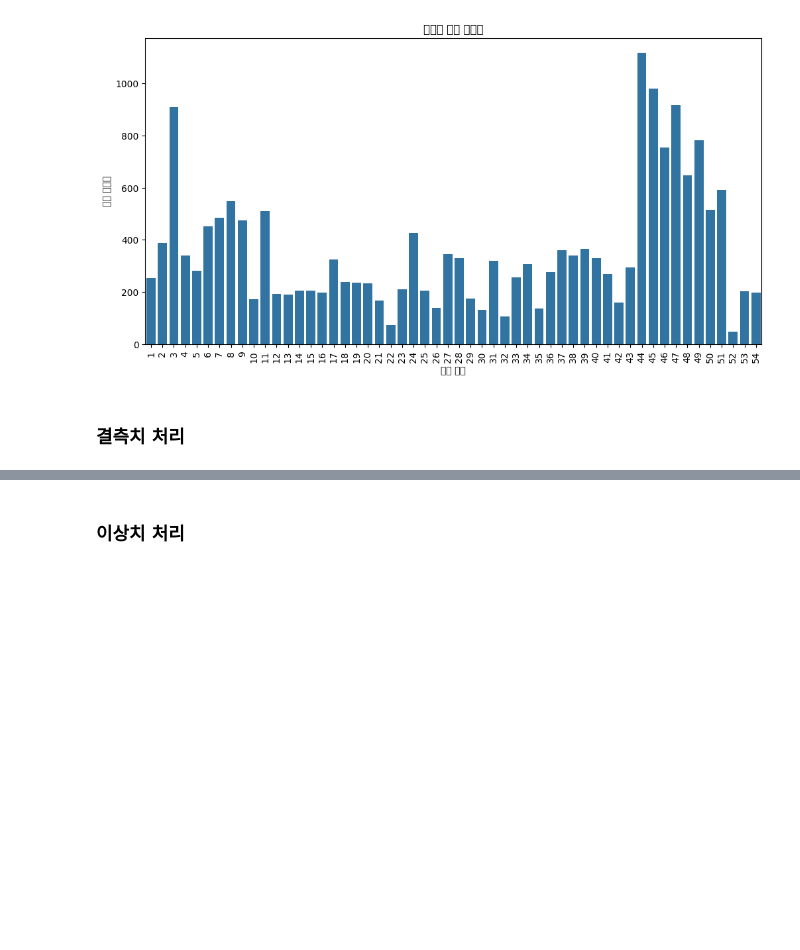
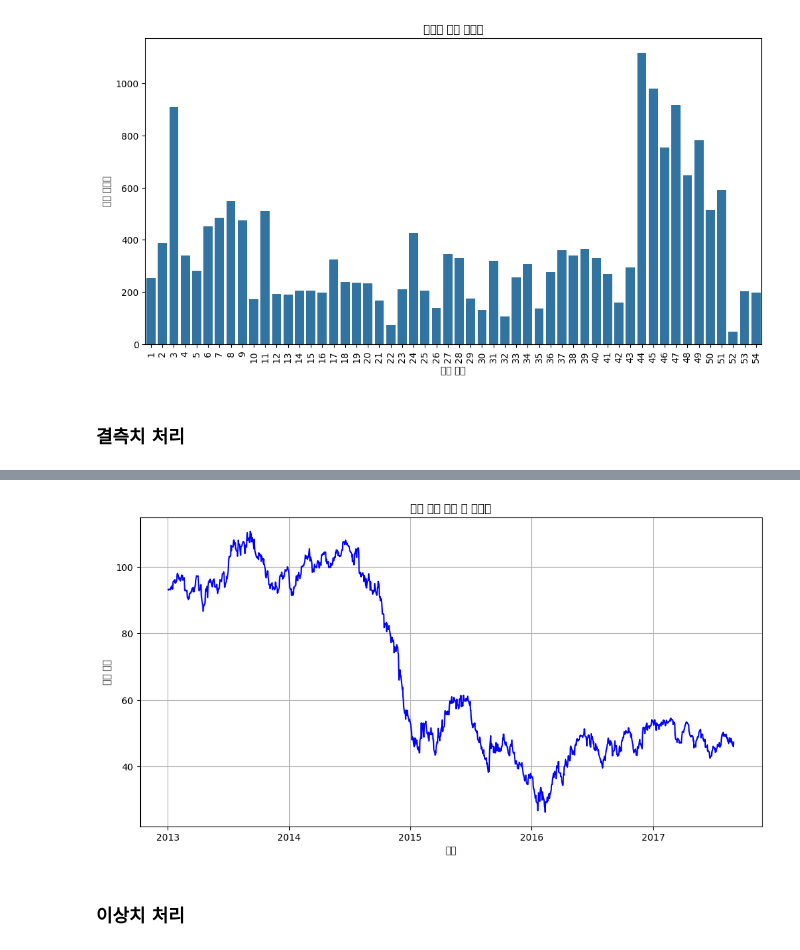
Before and after one commit to goyohanb/Data-Analysis-with-Open-Source, a Jupyter notebook: 오픈소스_데이터_분석_7강.ipynb, the cells around one changed output, grey strips where cells are left out. Drawn from its saved outputs; the diff is of its cells as text; code cells hidden in the pictures; blank space fills up the shorter version.

```diff
--- a/오픈소스_데이터_분석_7강.ipynb
+++ b/오픈소스_데이터_분석_7강.ipynb
@@ -408,14 +438,16 @@ plt.show()
 # %%
 oil_cleaned = oil.copy()
 
 ### 선형 보간법 적용한 원유 가격 데이터
-
+oil_cleaned['dcoilwtico'] = oil_cleaned['dcoilwtico'].interpolate(method='linear')
 
 plt.figure(figsize=(12, 6))
 plt.plot(oil_cleaned['date'], oil_cleaned['dcoilwtico'], 'b-')
 plt.title("원유 가격 보간 후 데이터")
 plt.xlabel("날짜")
 plt.ylabel("원유 가격")
 plt.grid(True)
 plt.show()
+# %% [output]
+[figure, added]
 # %% [markdown]
```
Also changed, not shown: parts of 7 cells of this notebook.
